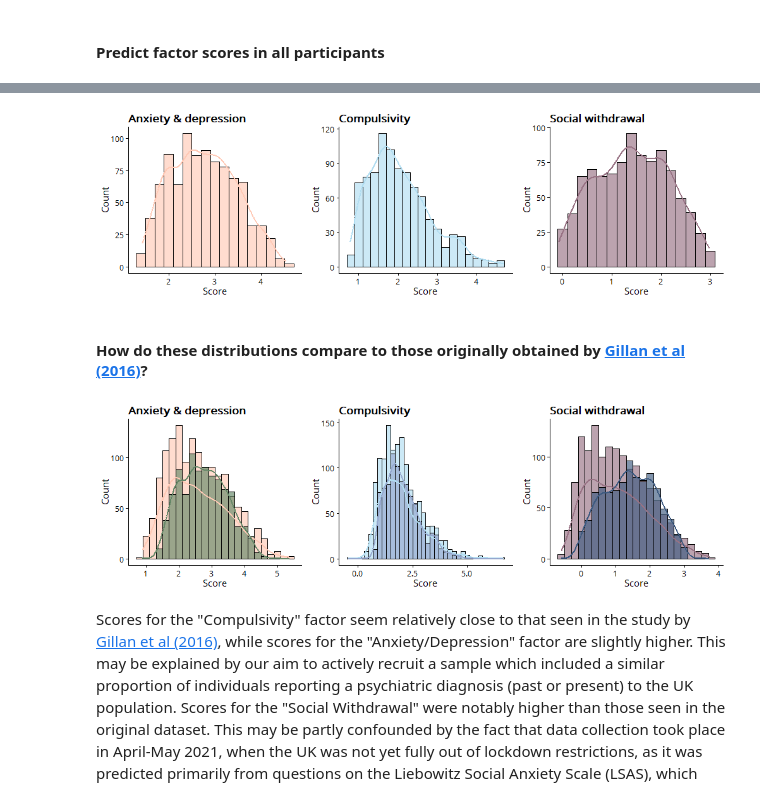
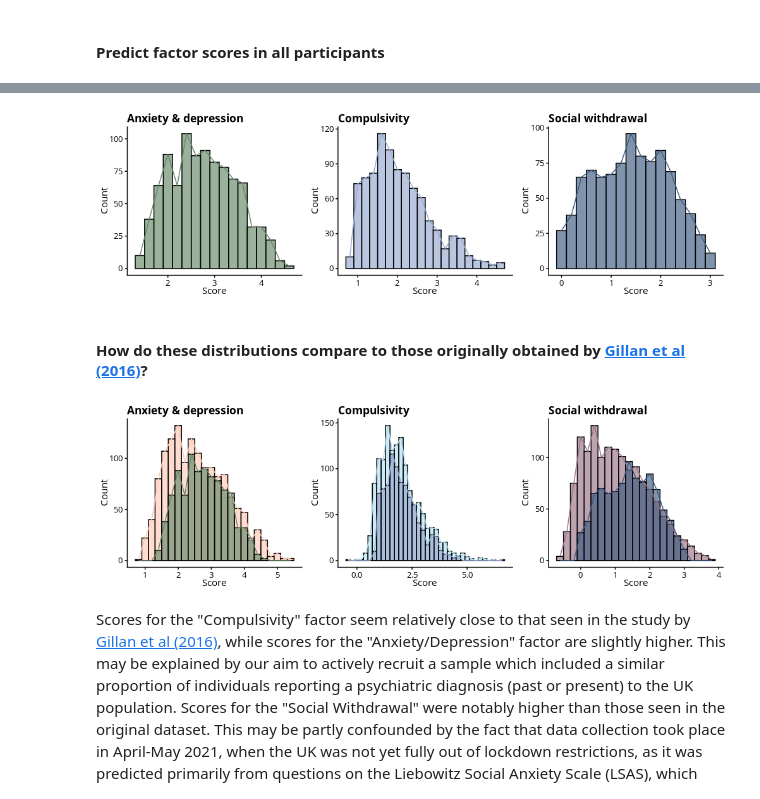
Before and after one commit to qdercon/pstpipeline, a Jupyter notebook: notebooks/data_cleaning_factor_derivation.ipynb, the cells around one changed output, grey strips where cells are left out. Drawn from its saved outputs; the diff is of its cells as text; code cells hidden in the pictures.

Commit message:
upd_notebooks

```diff
--- a/notebooks/data_cleaning_factor_derivation.ipynb
+++ b/notebooks/data_cleaning_factor_derivation.ipynb
@@ -16,13 +16,13 @@ from tqdm import tqdm
 
 pal = ["#ffc9b5", "#648767", "#b1ddf1", "#95a7ce", "#987284", "#3d5a80"]
 light_pal = ["#ffc9b5", "#b1ddf1", "#987284"]
+dark_pal = ["#648767", "#95a7ce", "#3d5a80"]
 
 os.chdir('..')
     # run initially as cd will be the notebook folder otherwise
 %load_ext rpy2.ipython
-    # warnings about 'quartz' on Windows can be safely ignored.
 
-qns = pd.read_csv('data-raw/gillan_qns.csv').iloc[:,1:] #remove row numbers
+qns = pd.read_csv('data-raw/gillan_qns.csv').iloc[:,1:] # remove row numbers
 scores = pd.read_csv('data-raw/gillan_scores.csv').iloc[:,1:]
 # %% [markdown]
 #### Import pstpipeline R package
@@ -204,40 +192,28 @@ factor_score_pred.head()
 # %%
-%%R -i factor_score_pred -i light_pal -w 10 -h 3 --units in -r 100
+%%R -i factor_score_pred -i dark_pal -w 10 -h 3 --units in -r 100
 
 factors = names(factor_score_pred[,1:3])
 factor_names = c('Anxiety & depression', 'Compulsivity', 'Social withdrawal')
 
 pstpipeline::plot_factors(
     factor_score_pred, plot_type = "factor_hist", colnames = factors,
-    titles = factor_names, pal = light_pal, font_size = 11, font = "Open Sans"
+    titles = factor_names, pal = dark_pal, font_size = 11, font = "Open Sans"
 )
-
-# ggplot2::ggsave('notebooks/plots/all_935_factor_scores.png', device = "png")
 # %% [output]
-[figure, old version]
+[figure, new version]
 # %% [markdown]
 #### How do these distributions compare to those originally obtained by [Gillan et al (2016)](https://elifesciences.org/articles/11305)?
 # %%
 %%R -i factor_score_pred -i pal -w 10 -h 3 --units in -r 100
-
-factor_scores <- factor_score_pred %>%
-    dplyr::mutate(dataset = "Our data")
-
-all_factor_scores <- read.csv('data-raw/gillan_scores.csv')[-1] %>%
-    dplyr::rename(Compul = CIT) %>%
-    dplyr::mutate(dataset = "Gillan et al., 2016") %>%
-    dplyr::bind_rows(factor_scores)
-
+original_scores <- dplyr::rename(
+    read.csv('data-raw/gillan_scores.csv')[-1], Compul = CIT, subjID = id
+)
 pstpipeline::plot_factors(
-    all_factor_scores, plot_type = "factor_hist", factors, factor_names,
-    pal = pal, group = "dataset", font_size = 11, font = "Open Sans"
+    list(original_scores, factor_score_pred), plot_type = "factor_hist", factors, factor_names,
+    pal = pal, grouped = TRUE, font_size = 11, font = "Open Sans"
 )
-
-# ggplot2::ggsave(
-#     'notebooks/plots/gillan2016_factor_scores.png', device = "png"
-# )
 # %% [output]
-[figure, old version]
+[figure, new version]
 # %% [markdown]
 Scores for the "Compulsivity" factor seem relatively close to that seen in the study by [Gillan et al (2016)](https://elifesciences.org/articles/11305), while scores for the "Anxiety/Depression" factor are slightly higher. This may be explained by our aim to actively recruit a sample which included a similar proportion of individuals reporting a psychiatric diagnosis (past or present) to the UK population. Scores for the "Social Withdrawal" were notably higher than those seen in the original dataset. This may be partly confounded by the fact that data collection took place in April-May 2021, when the UK was not yet fully out of lockdown restrictions, as it was predicted primarily from questions on the Liebowitz Social Anxiety Scale (LSAS), which asks participants to rate their fear and avoidance of various social situations (e.g., "Going to a party"). Though participants were asked to try to imagine their feelings towards these situations independently of restrictions, this was likely difficult for many.
 # %% [markdown]
```
Also changed, not shown: parts of 11 cells of this notebook, 8 other files.
